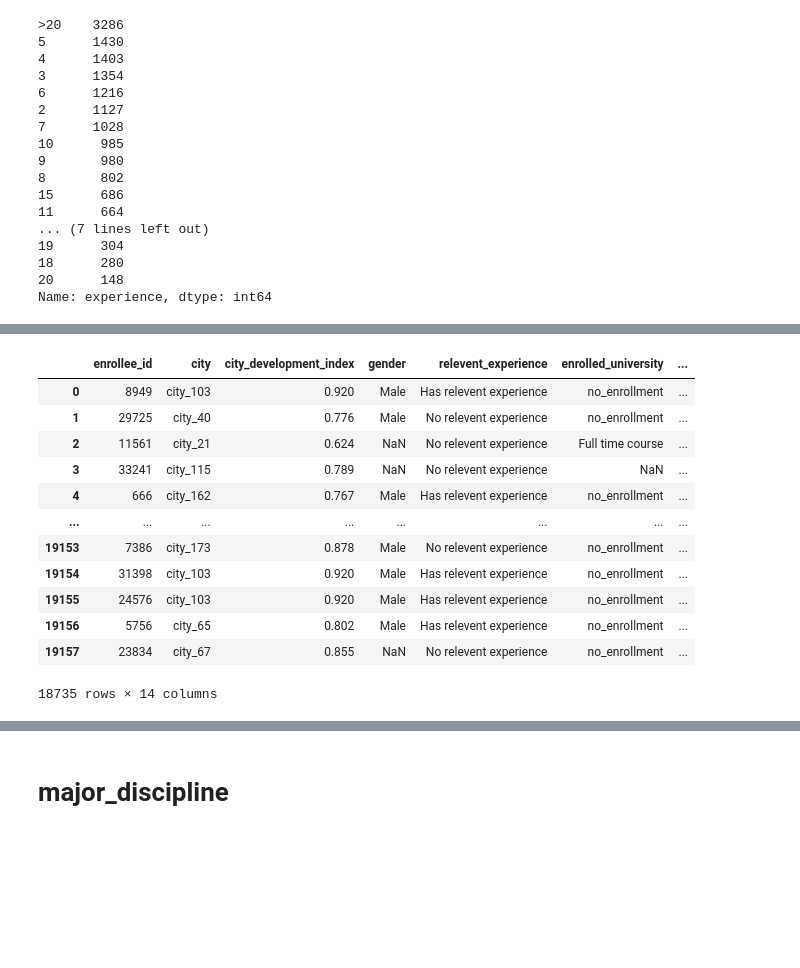
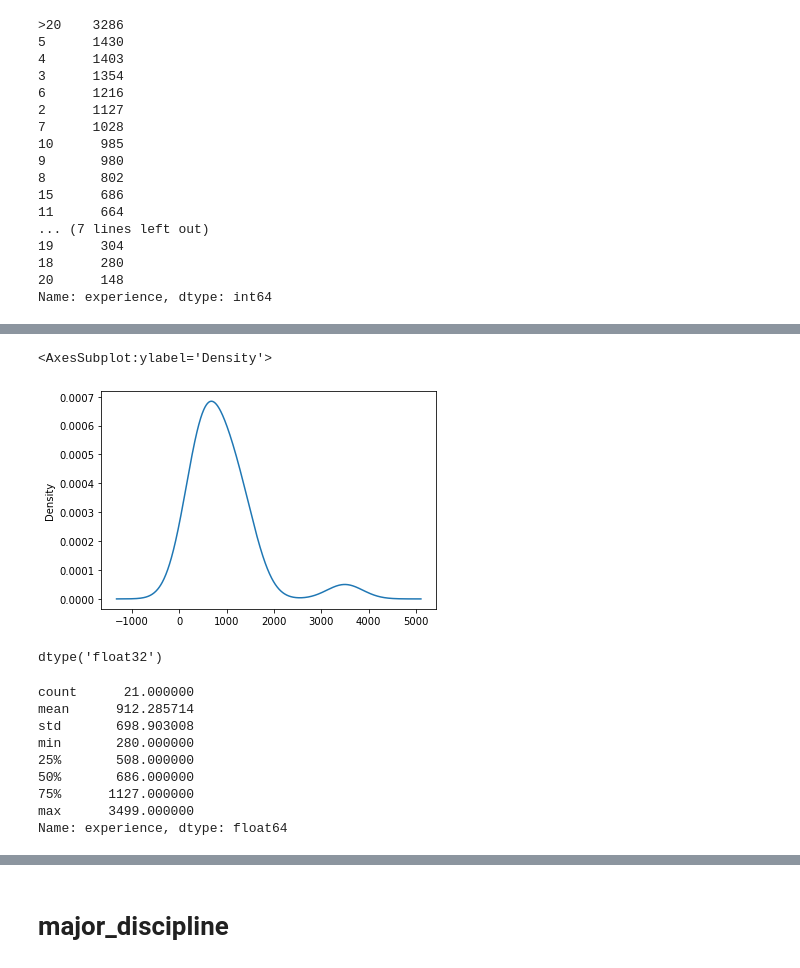
Before and after one commit to jonathansylvestre/GroupProject, a Jupyter notebook: HR_EDA_R2.ipynb, the cells around one changed output, grey strips where cells are left out. Drawn from its saved outputs; the diff is of its cells as text; code cells hidden in the pictures; blank space fills up the shorter version.

```diff
--- a/HR_EDA_R2.ipynb
+++ b/HR_EDA_R2.ipynb
@@ -554,3 +551,6 @@ last_new_job                 0
 training_hours               0
 target                       0
 dtype: int64
+# %%
+exp = df_HR["experience"].value_counts()
+exp
@@ -557,16 +575,23 @@ dtype: int64
+# %%
+exp.plot.density()
+# %% [output]
+<AxesSubplot:ylabel='Density'>
+[figure, added]
 # %%
-df_HR
+df_HR["experience"]= pd.to_numeric(df_HR["experience"], downcast="float")
-# %% [output]
-|  | enrollee_id | city | city_development_index | gender | relevent_experience | enrolled_university | ... |
-| 0 | 8949 | city_103 | 0.920 | Male | Has relevent experience | no_enrollment | ... |
-| 1 | 29725 | city_40 | 0.776 | Male | No relevent experience | no_enrollment | ... |
-| 2 | 11561 | city_21 | 0.624 | NaN | No relevent experience | Full time course | ... |
-| 3 | 33241 | city_115 | 0.789 | NaN | No relevent experience | NaN | ... |
-| 4 | 666 | city_162 | 0.767 | Male | Has relevent experience | no_enrollment | ... |
-| ... | ... | ... | ... | ... | ... | ... | ... |
-| 19153 | 7386 | city_173 | 0.878 | Male | No relevent experience | no_enrollment | ... |
-| 19154 | 31398 | city_103 | 0.920 | Male | Has relevent experience | no_enrollment | ... |
-| 19155 | 24576 | city_103 | 0.920 | Male | Has relevent experience | no_enrollment | ... |
-| 19156 | 5756 | city_65 | 0.802 | Male | Has relevent experience | no_enrollment | ... |
-| 19157 | 23834 | city_67 | 0.855 | NaN | No relevent experience | no_enrollment | ... |
-18735 rows × 14 columns
+# %%
+df_HR["experience"].dtypes
+# %% [output]
+dtype('float32')
+# %%
+exp.describe()
+# %% [output]
+count      21.000000
+mean      912.285714
+std       698.903008
+min       280.000000
+25%       508.000000
+50%       686.000000
+75%      1127.000000
+max      3499.000000
+Name: experience, dtype: float64
```
Also changed, not shown: parts of 18 cells of this notebook.
